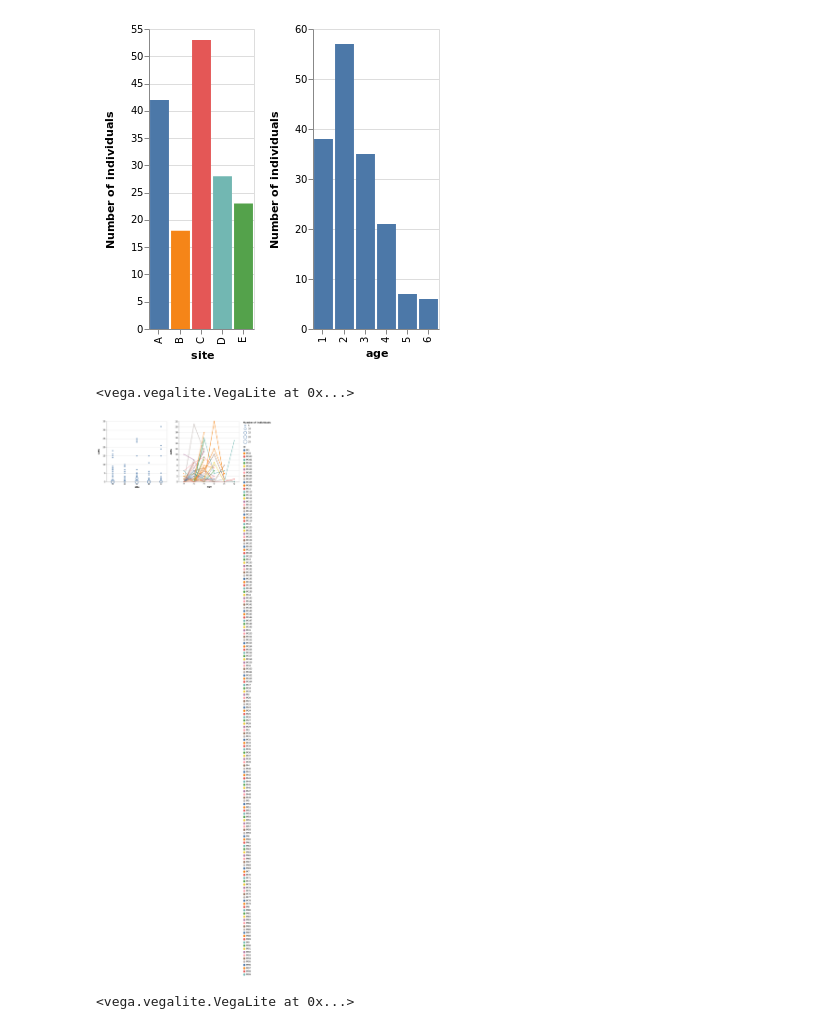
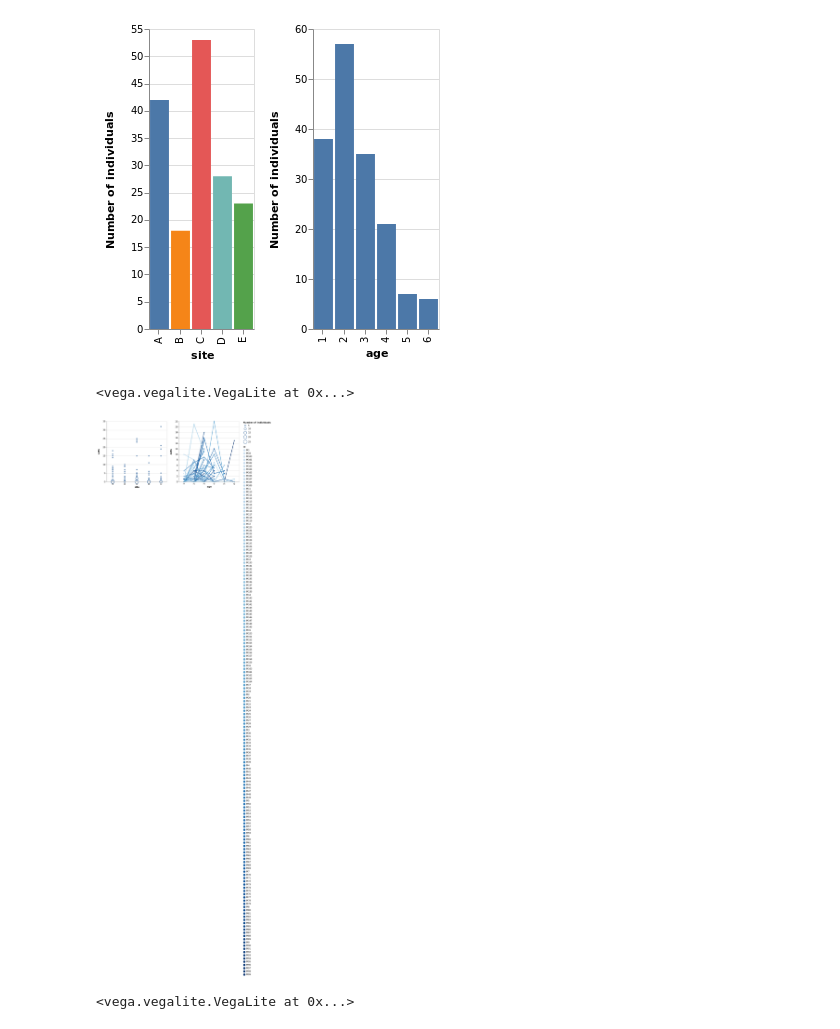
Before and after one commit to MarcoVitalii/lek-project, a Jupyter notebook: Age dependent mating performances dataset analysis.ipynb, the cells around one changed output. Cells and saved outputs as stored; diff of their text form; code cells hidden in the pictures.

```diff
--- a/Age dependent mating performances dataset analysis.ipynb
+++ b/Age dependent mating performances dataset analysis.ipynb
@@ -81,35 +98,35 @@ ch | ch2
 #Visualization of individuals performance divided by lek.
 
 base = alt.Chart(df[['LMS','AMS','id','site','age']])
 
 lek_sel = alt.selection_interval(encodings=['x','y'])
 ch1 = base.mark_point().encode(
     x = 'site',
     y = alt.Y('LMS', type='quantitative'),
     size = alt.Size('distinct(id)',title='Number of individuals'),
     tooltip = alt.Tooltip('distinct(id)')
 ).properties(
     height = 300,
     width = 300,
     selection = lek_sel
 )
 ch2 = base.mark_line().encode(
     x = 'age:N',
     y = 'AMS',
-    color = 'id',
+    color = 'id:O',
     shape = alt.Shape('id',legend=None)
 ).transform_filter(
     lek_sel
 ).properties(
     height = 300,
     width = 300)
 ch1 | ch2
 
 #The plot is interactive. Create a box (by click and drag) on the left plot and drag it around to visualize
 #annual performances.
 # %% [output]
 <vega.vegalite.VegaLite at 0x...>
-[figure, old version]
+[figure, new version]
 # %%
 #Visualziation of mean performances vs age grouped by age of first lek attendance
 import matplotlib.pyplot as plt
```
Also changed, not shown: parts of 3 cells of this notebook.
